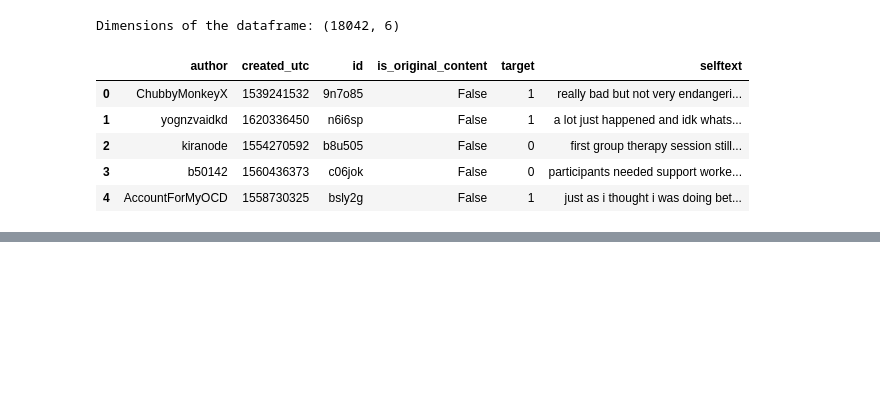
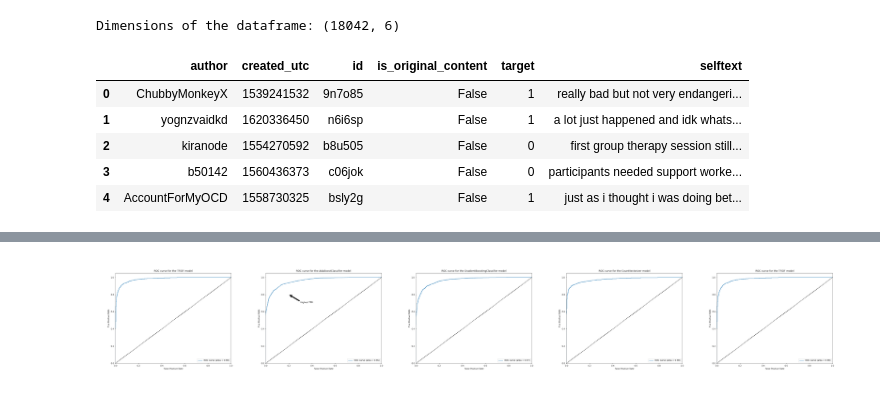
Before and after one commit to grahamwaters/Reddit-NLP-Analysis, a Jupyter notebook: notebooks/final_report.ipynb, the cells around one changed output, grey strips where cells are left out. Drawn from its saved outputs; the diff is of its cells as text; code cells hidden in the pictures; blank space fills up the shorter version.

```diff
--- a/notebooks/final_report.ipynb
+++ b/notebooks/final_report.ipynb
@@ -664,0 +673,35 @@ plt.show();
+# %%
+# make a multiplot with all the ROC curves for the models we have created on a horizontal row of plots
+# facetgrid with 1 row and 4 columns of the existing plots (saved as png files)
+# create the figure without using NoneType for data as that will cause a type error
+fig = plt.figure(figsize=(100, 100//5))
+# remove any axis labels and ticks from the figure as we will be adding them to the individual plots
+fig.patch.set_visible(False)
+# create the grid
+grid = plt.GridSpec(1, 5)
+# create the axes
+ax1 = fig.add_subplot(grid[0, 0])
+ax2 = fig.add_subplot(grid[0, 1])
+ax3 = fig.add_subplot(grid[0, 2])
+ax4 = fig.add_subplot(grid[0, 3])
+ax5 = fig.add_subplot(grid[0, 4])
+# add the plots to the axes
+ax1.imshow(plt.imread('../images/roc_curve_tfidf.png'))
+ax2.imshow(plt.imread('../images/adaboost.png'))
+ax3.imshow(plt.imread('../images/gradientboost.png'))
+ax4.imshow(plt.imread('../images/roc_curve_cvec.png'))
+ax5.imshow(plt.imread('../images/roc_curve_tfidf.png'))
+# add the main title
+# plt.suptitle('ROC curves for the models', fontsize=20)
+# remove the axis labels and ticks from the axes, only displaying the plots
+ax1.axis('off') # remove the axis labels and ticks
+ax2.axis('off') # remove the axis labels and ticks
+ax3.axis('off') #  remove the axis labels and ticks
+ax4.axis('off') #
+ax5.axis('off') # this is the plot we want to display the title for
+fig.tight_layout() # adjust the layout of the figure
+# save the plot to a png file in the images folder
+plt.savefig('../images/all_roc_plots.png')
+plt.show();
+# %% [output]
+[figure, added]
```
Also changed, not shown: parts of 7 cells of this notebook, 11 other files.
